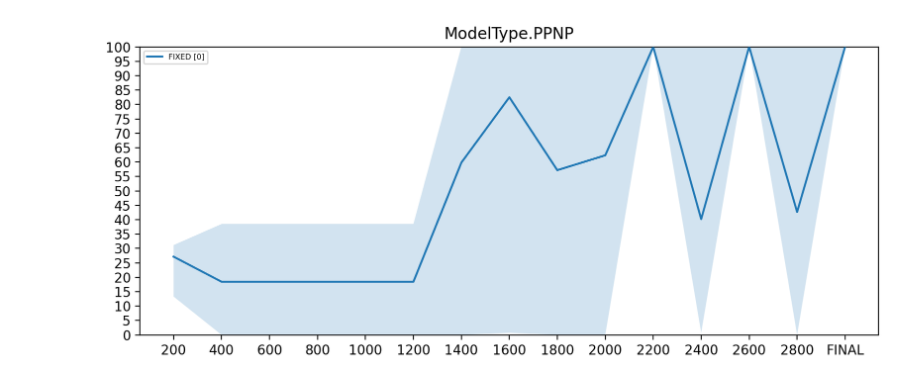
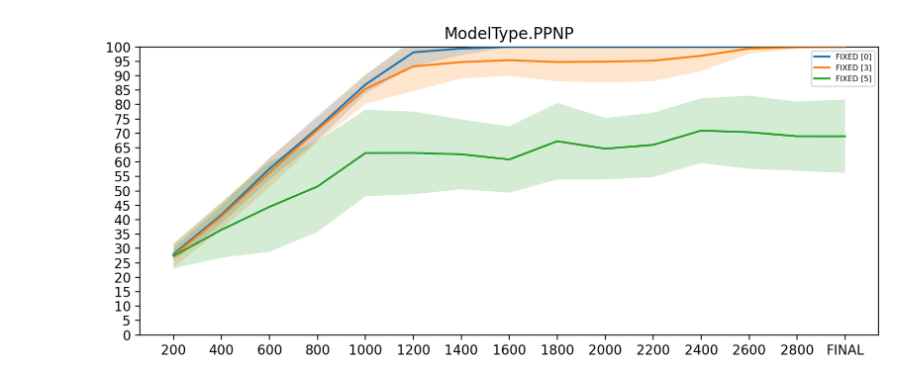
Before and after one commit to antoniooroz/guided-research, a Jupyter notebook: visualizations/active_learning_sbmal.ipynb, the cells around one changed output. Saved outputs shown, nothing was run; the diff lists cells and outputs as text; code cells hidden in the pictures.

```diff
--- a/visualizations/active_learning_sbmal.ipynb
+++ b/visualizations/active_learning_sbmal.ipynb
@@ -6,8 +6,8 @@ import numpy as np
 from math import floor, ceil, sqrt
 
 ############### PARAMS ##################
-tag = "active_learning_sbm_balanced_val0_al2.2_v8"
-only_compare = ['FIXED [0]']
+tag = "active_learning_sbm_balanced_val0_al2.2_v9"
+only_compare = []
 #########################################
 
 wandb.login()
@@ -123,33 +123,33 @@ for key, runs in runs_per_model.items():
             'error': run.summary[f"std{SUMMARY_FINAL_ACCURACY}"]*100/sqrt((SAMPLES)),
             '95-confidence': run.summary[f"std{SUMMARY_FINAL_ACCURACY}"]*100/sqrt((SAMPLES))*1.95964,
             'max': run.summary[f"max{SUMMARY_FINAL_ACCURACY}"]*100,
             'min': run.summary[f"min{SUMMARY_FINAL_ACCURACY}"]*100,
             'timestep': 'FINAL',
             'selector': active_learning_selector
         })
 
     sortBy(datapoints)
 
     df = pd.DataFrame(dict(
         x=getColumn(datapoints, 'timestep'),
         y=getColumn(datapoints, 'accuracy'),
         err=getColumn(datapoints, 'deviation'),
         label=getColumn(datapoints, 'selector'),
         minimum=getColumn(datapoints, 'min'),
         maximum=getColumn(datapoints, 'max')))
     groups = df.groupby('label')
 
     fig, ax = plt.subplots(figsize=(10, 4), dpi=200)
     ax.margins(0.05)
     for name, group in groups:
         ax.set_ylim([0.0, 100])
         ax.plot(group.x, group.y, '-', label=name, zorder=10)
-        #ax.fill_between(group.x, group.y-group.err, group.y+group.err, label=f"_{name}", alpha=0.2, zorder=0)
-        ax.fill_between(group.x, group.minimum, group.maximum, label=f"_{name}", alpha=0.2, zorder=0)
+        ax.fill_between(group.x, group.y-group.err, group.y+group.err, label=f"_{name}", alpha=0.2, zorder=0)
+        #ax.fill_between(group.x, group.minimum, group.maximum, label=f"_{name}", alpha=0.2, zorder=0)
         ax.yaxis.set_ticks(np.arange(0, 105, 5))
 
     ax.legend(fontsize = 'xx-small')
     plt.title(key)
     plt.show()
 # %% [output]
-[figure, old version]
+[figure, new version]
```
Also changed, not shown: 11 other files.
